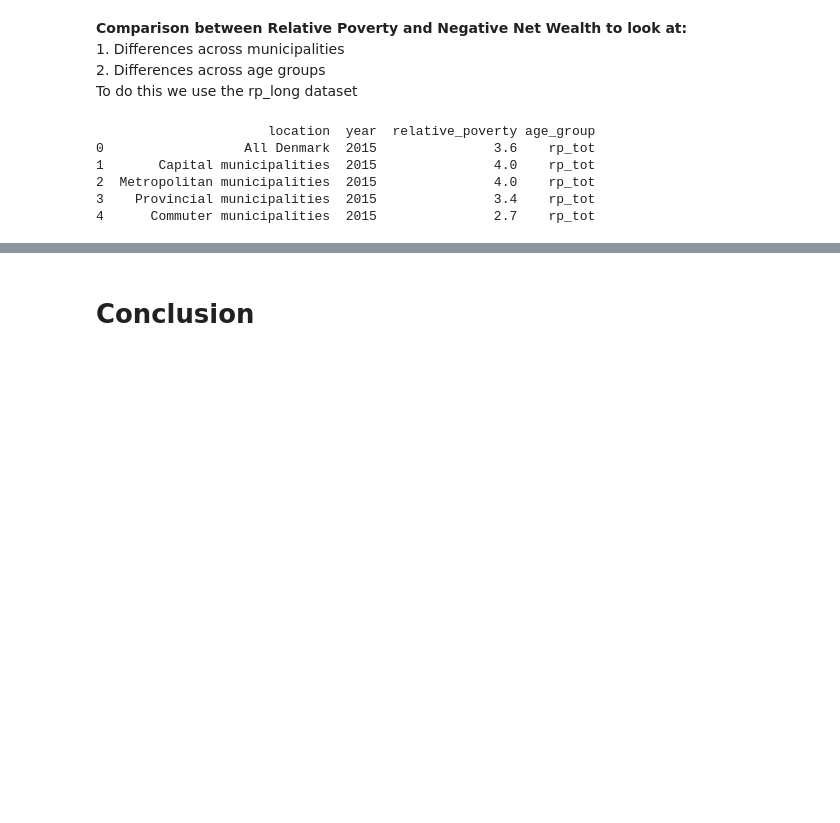
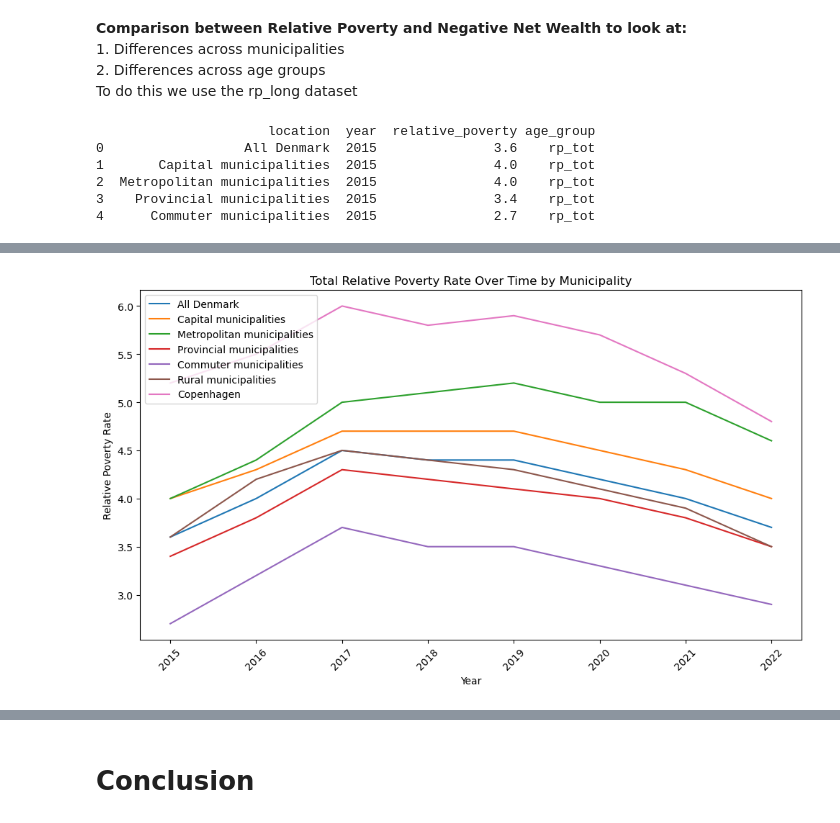
Before and after one commit to NumEconCopenhagen/projects-2024-petra-maritza-noah, a Jupyter notebook: dataproject/Petra.ipynb, the cells around one changed output, grey strips where cells are left out. Cells and saved outputs as stored; diff of their text form; code cells hidden in the pictures; blank space fills up the shorter version.

Commit message:
some graphs

```diff
--- a/dataproject/Petra.ipynb
+++ b/dataproject/Petra.ipynb
@@ -358,0 +337,20 @@ print(rp_long.head())
+# %%
+fig, ax = plt.subplots(figsize=(10, 6))
+
+# Filter the DataFrame to include only rp_tot data
+rp_tot_data = rp_long[rp_long['age_group'] == 'rp_tot']
+
+# Plot each municipality separately
+for municipality in rp_tot_data['location'].unique():
+    data = rp_tot_data[rp_tot_data['location'] == municipality]
+    ax.plot(data['year'], data['relative_poverty'], label=municipality)
+
+ax.set_xlabel('Year')
+ax.set_ylabel('Relative Poverty Rate')
+ax.set_title('Total Relative Poverty Rate Over Time by Municipality')
+plt.xticks(rotation=45)
+plt.legend()
+plt.tight_layout()
+plt.show()
+# %% [output]
+[figure, added]
```
Also changed, not shown: parts of 13 cells of this notebook.
